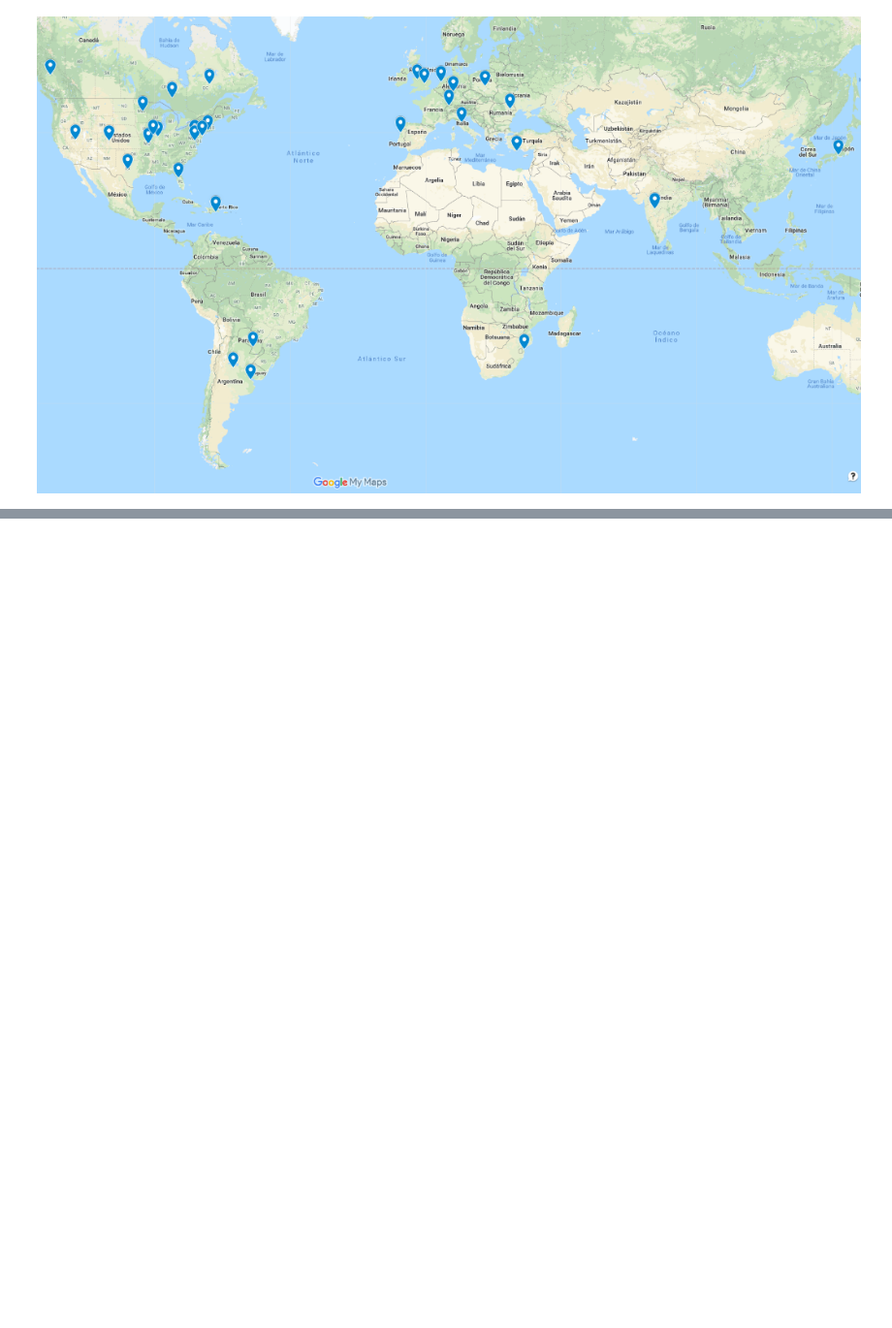
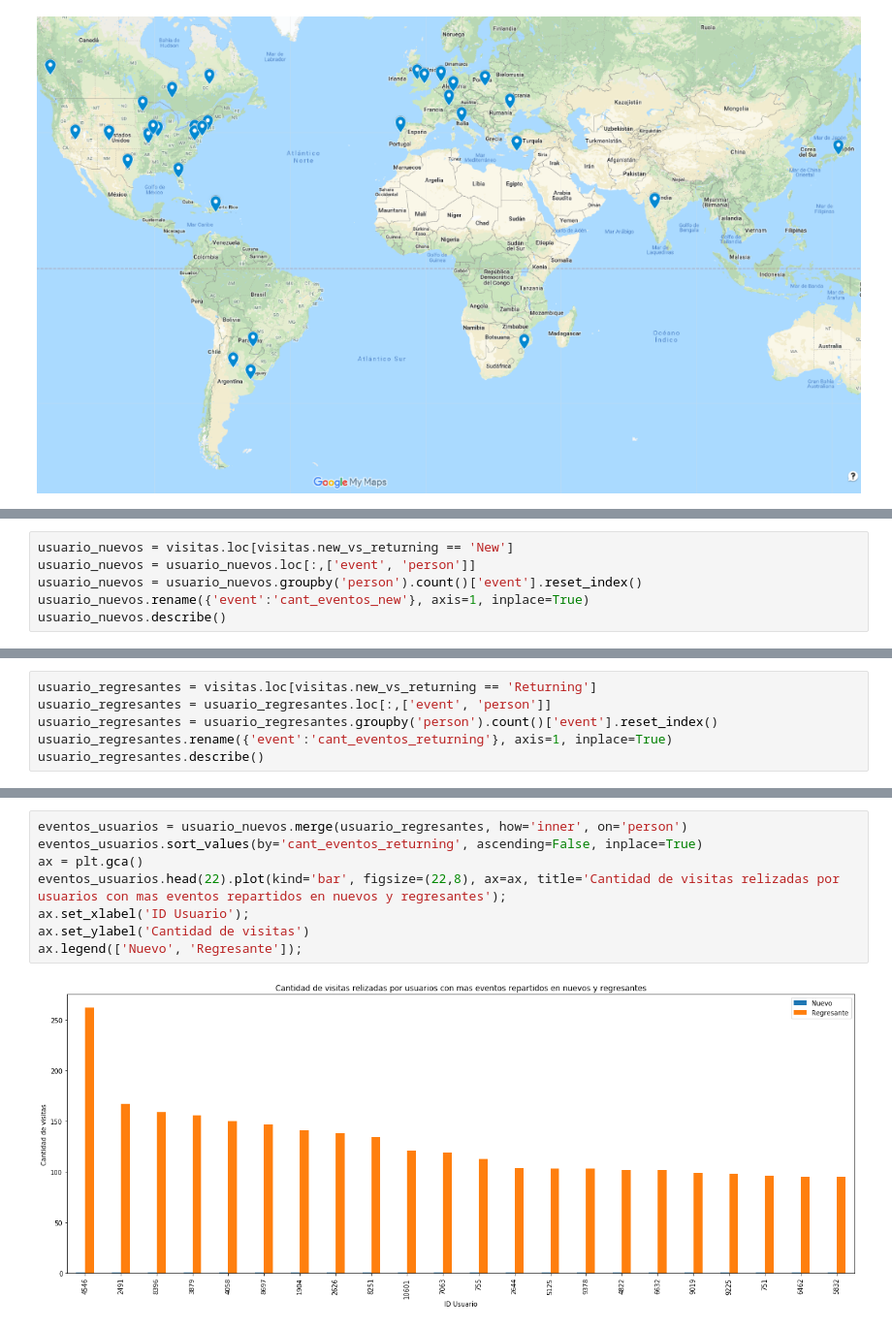
Before and after one commit to Memphis14F/datosTp1, a Jupyter notebook: WebAnalyticsEvents.ipynb, the cells around one changed output, grey strips where cells are left out. Shown at 97% size. Saved outputs shown, nothing was run; the diff lists cells and outputs as text; blank space fills up the shorter version.

Commit message:
analisis usuarios nuevos y regresantes

```diff
--- a/WebAnalyticsEvents.ipynb
+++ b/WebAnalyticsEvents.ipynb
@@ -740,0 +742,6 @@ Image("paises_regiones_con_pocos_eventos.png")
+# %%
+usuario_nuevos = visitas.loc[visitas.new_vs_returning == 'New']
+usuario_nuevos = usuario_nuevos.loc[:,['event', 'person']]
+usuario_nuevos = usuario_nuevos.groupby('person').count()['event'].reset_index()
+usuario_nuevos.rename({'event':'cant_eventos_new'}, axis=1, inplace=True)
+usuario_nuevos.describe()
@@ -740,0 +758,6 @@ Image("paises_regiones_con_pocos_eventos.png")
+# %%
+usuario_regresantes = visitas.loc[visitas.new_vs_returning == 'Returning']
+usuario_regresantes = usuario_regresantes.loc[:,['event', 'person']]
+usuario_regresantes = usuario_regresantes.groupby('person').count()['event'].reset_index()
+usuario_regresantes.rename({'event':'cant_eventos_returning'}, axis=1, inplace=True)
+usuario_regresantes.describe()
@@ -740,0 +774,10 @@ Image("paises_regiones_con_pocos_eventos.png")
+# %%
+eventos_usuarios = usuario_nuevos.merge(usuario_regresantes, how='inner', on='person')
+eventos_usuarios.sort_values(by='cant_eventos_returning', ascending=False, inplace=True)
+ax = plt.gca()
+eventos_usuarios.head(22).plot(kind='bar', figsize=(22,8), ax=ax, title='Cantidad de visitas relizadas por usuarios con mas eventos repartidos en nuevos y regresantes');
+ax.set_xlabel('ID Usuario');
+ax.set_ylabel('Cantidad de visitas')
+ax.legend(['Nuevo', 'Regresante']);
+# %% [output]
+[figure, added]
```
Also changed, not shown: parts of 9 cells of this notebook, 1 other file.
